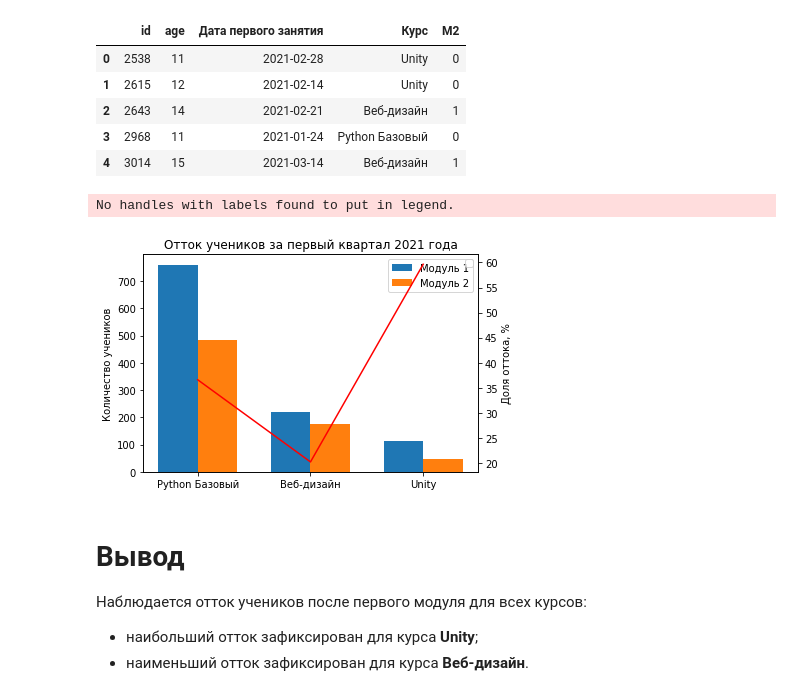
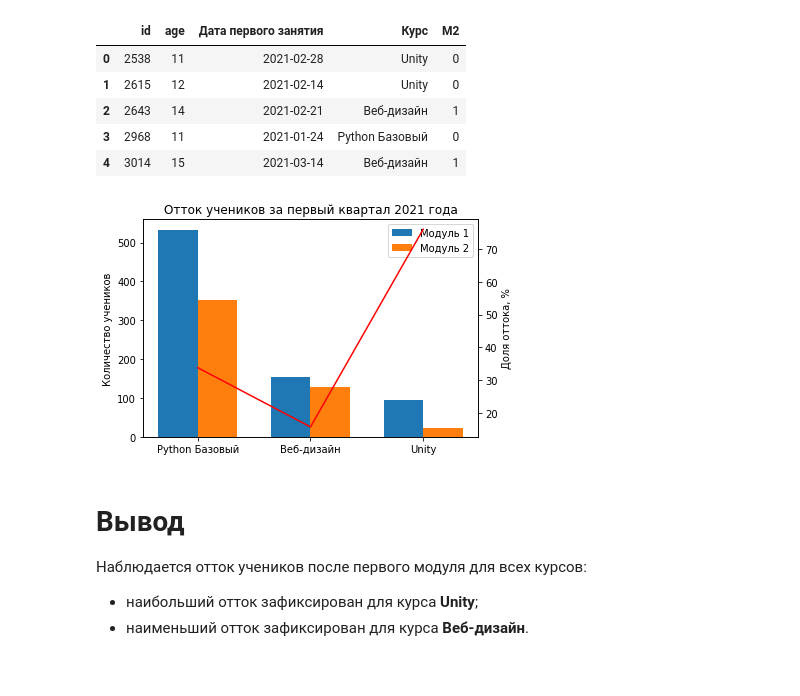
Before and after one commit to madrahimova/test-task-2021, a Jupyter notebook: part2/task.ipynb, the cells around one changed output. Cells and saved outputs as stored; diff of their text form; code cells hidden in the pictures.

```diff
--- a/part2/task.ipynb
+++ b/part2/task.ipynb
@@ -29,48 +29,48 @@ df.head()
 | 3 | 2968 | 11 | 2021-01-24 | Python Базовый | 0 |
 | 4 | 3014 | 15 | 2021-03-14 | Веб-дизайн | 1 |
 # %%
-def get_count(course, m2=False):
+def get_count_by_course(course, m2=False):
   if not m2:
-    return len(df[(datetime(2021, 3, 1) < df['Дата первого занятия'] +
+    return len(df[(datetime(2021, 4, 1) < df['Дата первого занятия'] +
                   timedelta(days=28)) & (df['М2'] == 0) & (df['Курс'] == course)])
-  return len(df[(df['М2'] == 1) & (df['Курс'] == course)])
+  return len(df[(datetime(2021, 4, 1) >= df['Дата первого занятия'] +
+                  timedelta(days=28)) & (df['М2'] == 1) & (df['Курс'] == course)])
 # %%
 courses = ['Python Базовый', 'Веб-дизайн', 'Unity']
-python_basic_count1 = get_count(course=courses[0])
-python_basic_count2 = get_count(course=courses[0], m2=True)
+python_basic_count1 = get_count_by_course(course=courses[0])
+python_basic_count2 = get_count_by_course(course=courses[0], m2=True)
 
-web_design_count1 = get_count(course=courses[1])
-web_design_count2 = get_count(course=courses[1], m2=True)
+web_design_count1 = get_count_by_course(course=courses[1])
+web_design_count2 = get_count_by_course(course=courses[1], m2=True)
 
-unity_count1 = get_count(course=courses[2])
-unity_count2 = get_count(course=courses[2], m2=True)
+unity_count1 = get_count_by_course(course=courses[2])
+unity_count2 = get_count_by_course(course=courses[2], m2=True)
 
 x = np.arange(len(courses))
 width = 0.35
 
 y1 = [python_basic_count1, web_design_count1, unity_count1]
 y2 = [python_basic_count2, web_design_count2, unity_count2]
 
 fig, ax1 = plt.subplots()
 cols1 = ax1.bar(x - width / 2, y1, width, label='Модуль 1')
 cols2 = ax1.bar(x + width / 2, y2, width, label='Модуль 2')
 
 ax1.set_ylabel('Количество учеников')
 ax1.set_title('Отток учеников за первый квартал 2021 года')
 ax1.set_xticks(x)
 ax1.set_xticklabels(courses)
 
 ax2 = ax1.twinx()
 ax2.set_ylabel('Доля оттока, %')
 
 y = [(p1 - p2) / p1 * 100 for p1, p2 in zip(y1, y2)]
 sb.lineplot(y=y, x=x, color='red')
 
 ax1.legend()
 plt.show()
 # %% [output]
-No handles with labels found to put in legend.
-[figure, old version]
+[figure, new version]
 # %% [markdown]
 # Вывод
 
```
Also changed, not shown: parts of 3 cells of this notebook.
